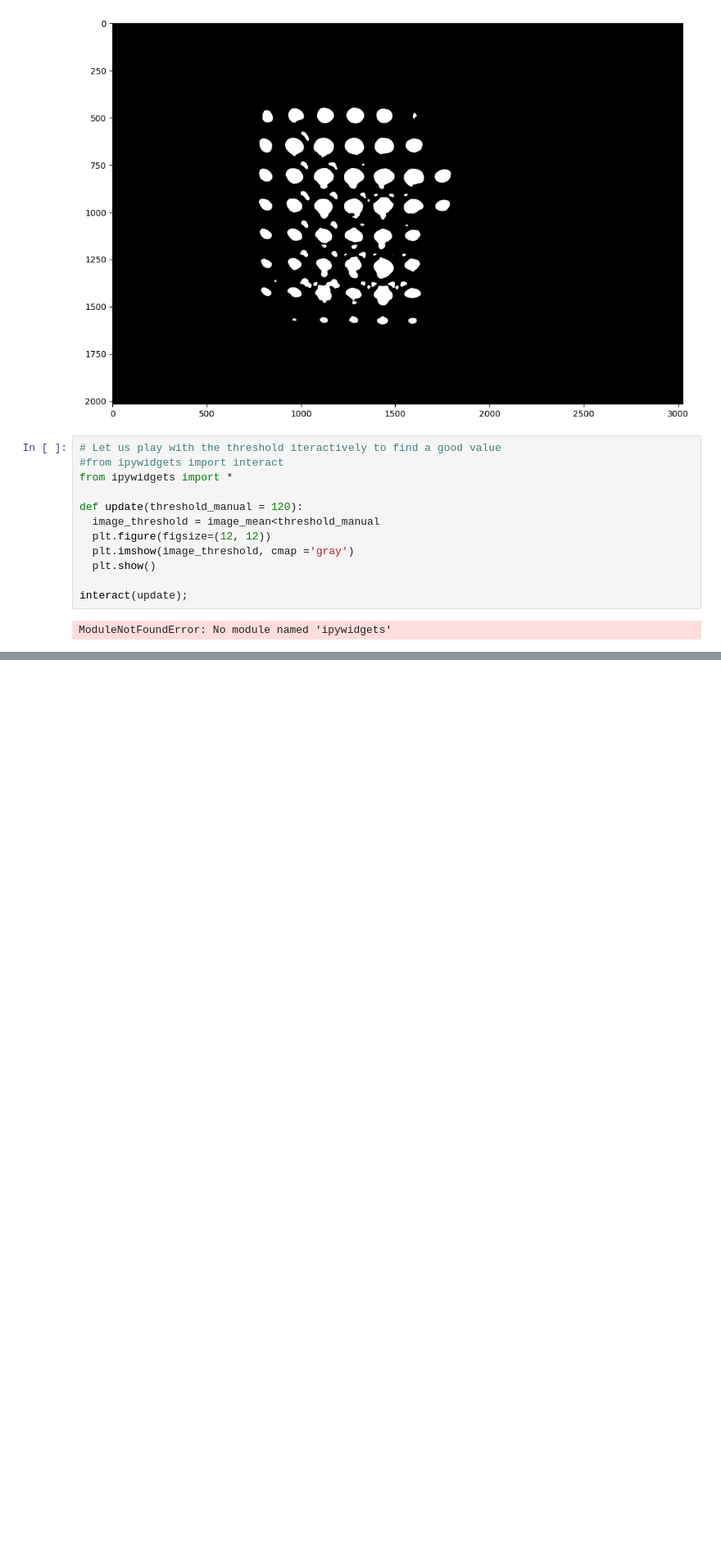
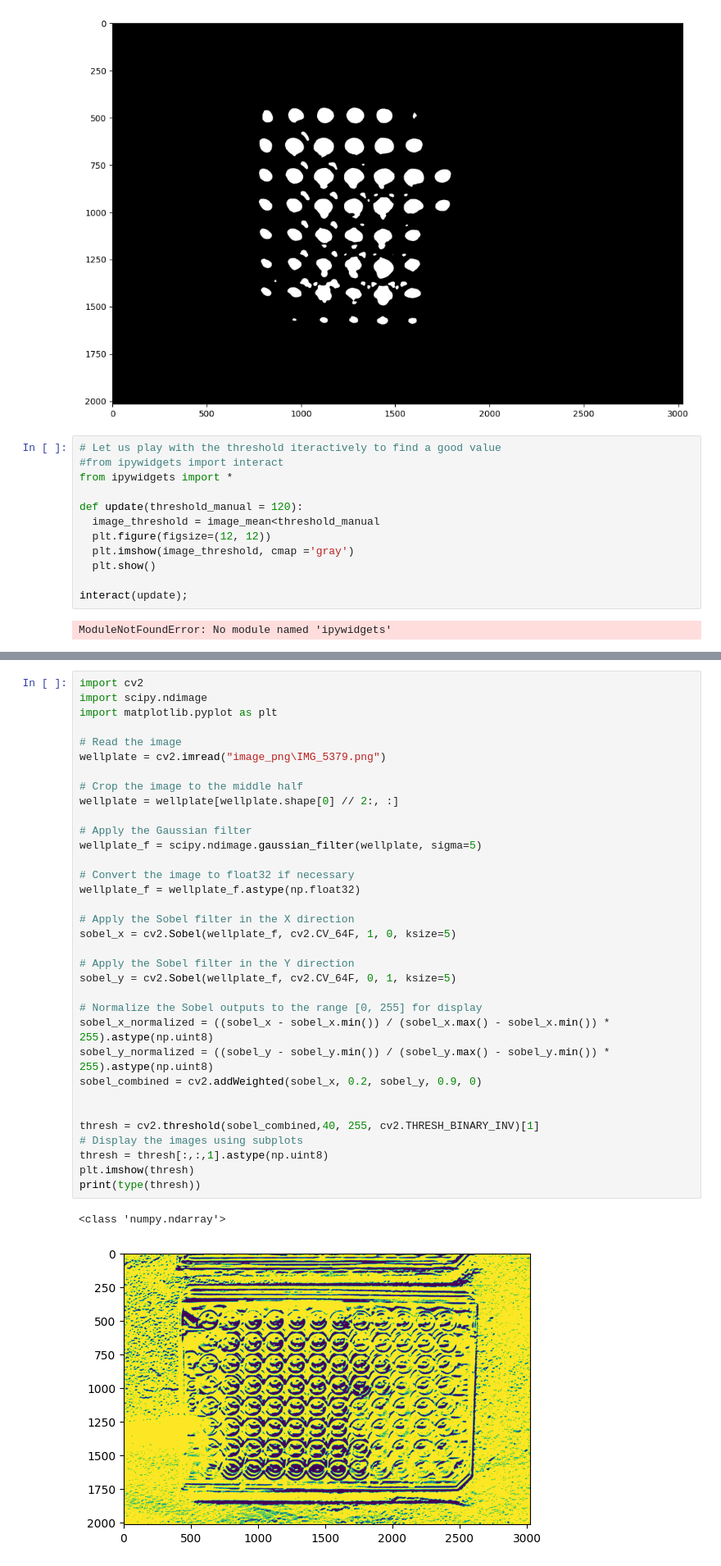
Before and after one commit to ericjeab/Data-Science-Fundamentals, a Jupyter notebook: CodingTask2/Img_processing1.ipynb, the cells around one changed output, grey strips where cells are left out. Shown at 82% size. Drawn from its saved outputs; the diff is of its cells as text; blank space fills up the shorter version.

```diff
--- a/CodingTask2/Img_processing1.ipynb
+++ b/CodingTask2/Img_processing1.ipynb
@@ -106,0 +250,37 @@ ModuleNotFoundError: No module named 'ipywidgets'
+# %%
+import cv2
+import scipy.ndimage
+import matplotlib.pyplot as plt
+
+# Read the image
+wellplate = cv2.imread("image_png\IMG_5379.png")
+
+# Crop the image to the middle half
+wellplate = wellplate[wellplate.shape[0] // 2:, :]
+
+# Apply the Gaussian filter
+wellplate_f = scipy.ndimage.gaussian_filter(wellplate, sigma=5)
+
+# Convert the image to float32 if necessary
+wellplate_f = wellplate_f.astype(np.float32)
+
+# Apply the Sobel filter in the X direction
+sobel_x = cv2.Sobel(wellplate_f, cv2.CV_64F, 1, 0, ksize=5)
+
+# Apply the Sobel filter in the Y direction
+sobel_y = cv2.Sobel(wellplate_f, cv2.CV_64F, 0, 1, ksize=5)
+
+# Normalize the Sobel outputs to the range [0, 255] for display
+sobel_x_normalized = ((sobel_x - sobel_x.min()) / (sobel_x.max() - sobel_x.min()) * 255).astype(np.uint8)
+sobel_y_normalized = ((sobel_y - sobel_y.min()) / (sobel_y.max() - sobel_y.min()) * 255).astype(np.uint8)
+sobel_combined = cv2.addWeighted(sobel_x, 0.2, sobel_y, 0.9, 0)
+
+
+thresh = cv2.threshold(sobel_combined,40, 255, cv2.THRESH_BINARY_INV)[1]
+# Display the images using subplots
+thresh = thresh[:,:,1].astype(np.uint8)
+plt.imshow(thresh)
+print(type(thresh))
+# %% [output]
+<class 'numpy.ndarray'>
+[figure, added]
```
Also changed, not shown: parts of 19 cells of this notebook, 1 other file.
